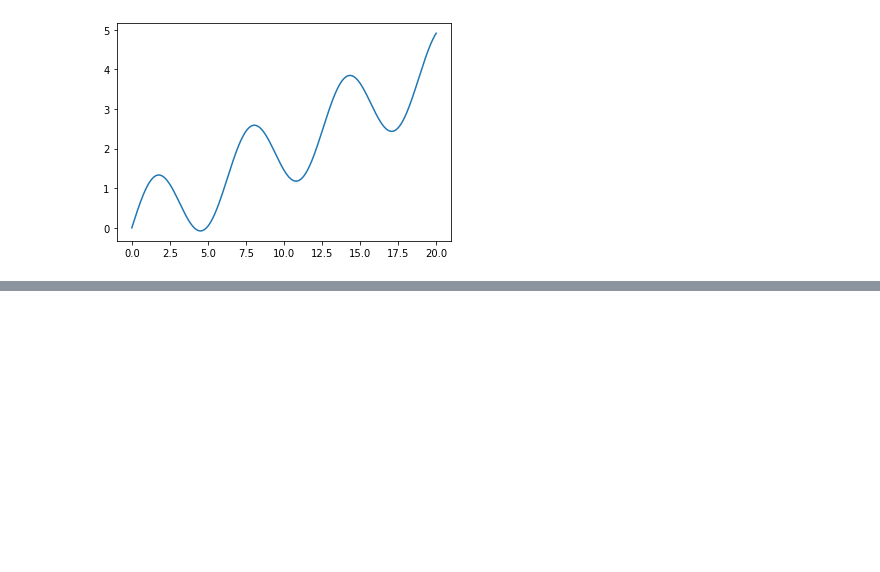
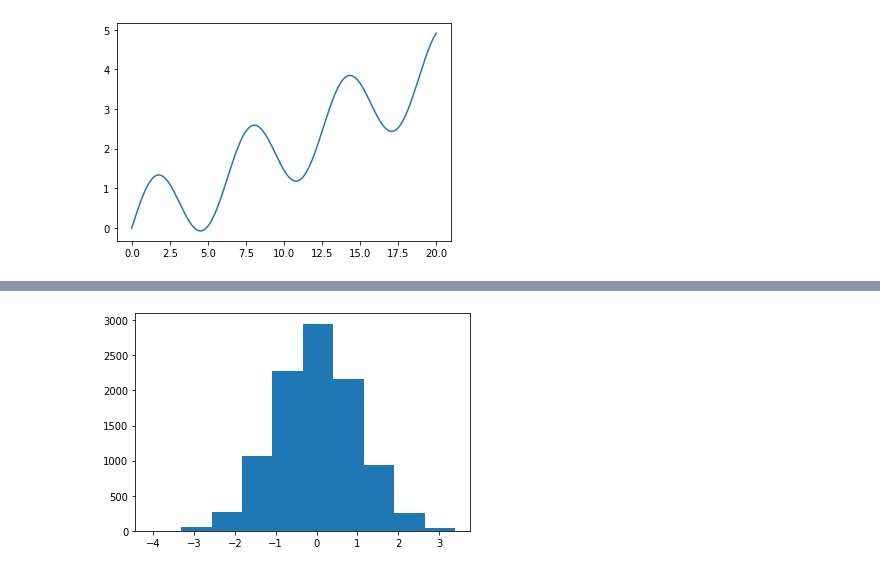
Before and after one commit to zulfanandria/Deep-Learning-Prerequisites, a Jupyter notebook: Matplotlib.ipynb, the cells around one changed output, grey strips where cells are left out. Saved outputs shown, nothing was run; the diff lists cells and outputs as text; code cells hidden in the pictures; blank space fills up the shorter version.

```diff
--- a/Matplotlib.ipynb
+++ b/Matplotlib.ipynb
@@ -16,0 +46,6 @@ plt.plot(x, y)
+# %%
+x = np.random.randn(10000)
+# %%
+plt.hist(x);
+# %% [output]
+[figure, added]
```
Also changed, not shown: parts of 21 cells of this notebook.
